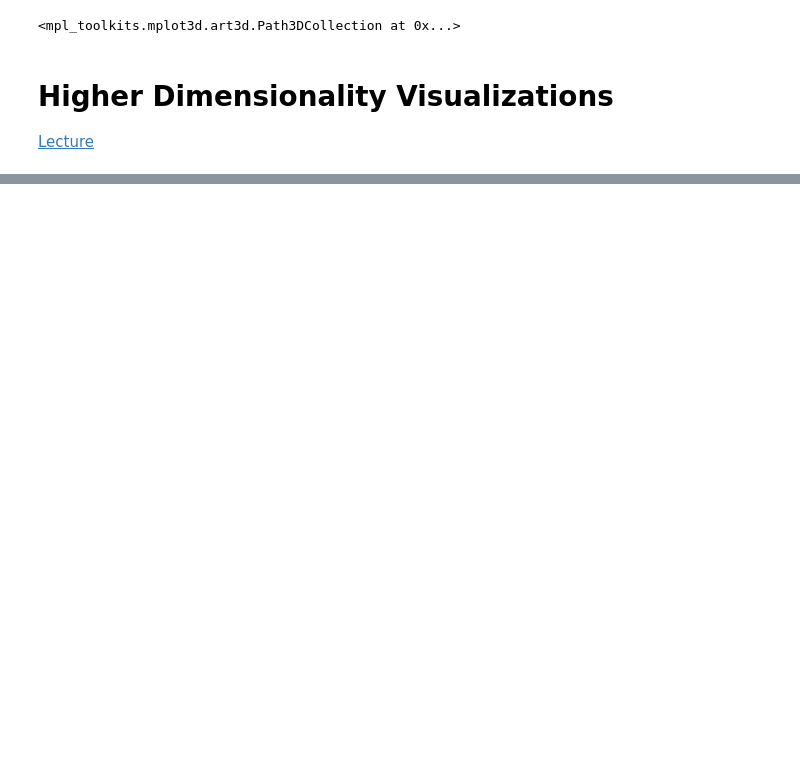
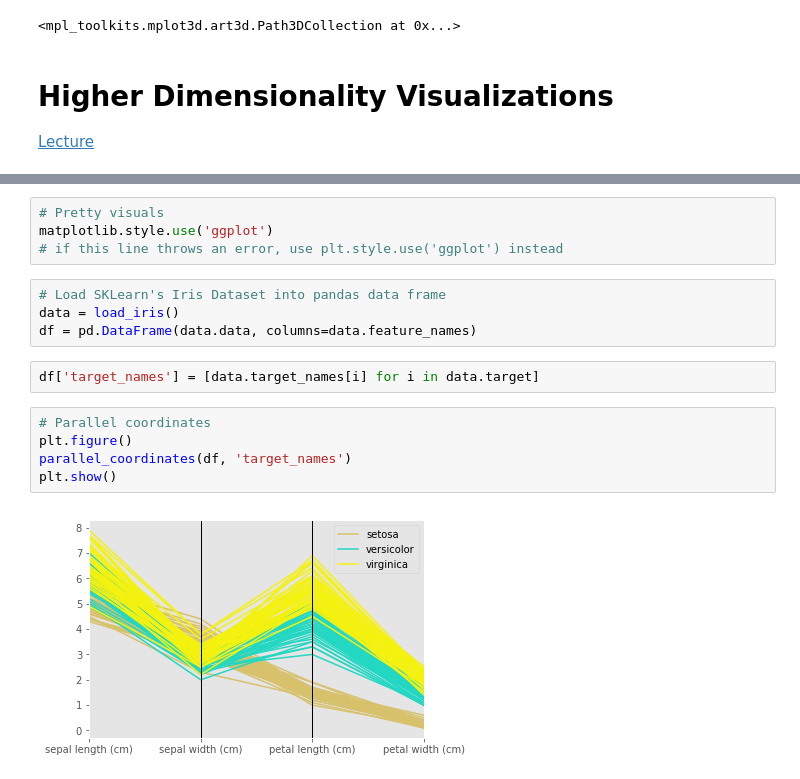
Before and after one commit to tsaomao/edX--MSDS-Curriculum--DAT210x, a Jupyter notebook: Module3/Module3 - Lectures.ipynb, the cells around one changed output, grey strips where cells are left out. Cells and saved outputs as stored; diff of their text form; blank space fills up the shorter version.

Commit message:
Added image resource. Finished Module 3 lectures.

```diff
--- a/Module3/Module3 - Lectures.ipynb
+++ b/Module3/Module3 - Lectures.ipynb
@@ -283,0 +295,17 @@ ax.scatter(student_dataset.G1, student_dataset.G3, student_dataset['Dalc'], c='r
+# %%
+# Pretty visuals
+matplotlib.style.use('ggplot')
+# if this line throws an error, use plt.style.use('ggplot') instead
+# %%
+# Load SKLearn's Iris Dataset into pandas data frame
+data = load_iris()
+df = pd.DataFrame(data.data, columns=data.feature_names)
+# %%
+df['target_names'] = [data.target_names[i] for i in data.target]
+# %%
+# Parallel coordinates
+plt.figure()
+parallel_coordinates(df, 'target_names')
+plt.show()
+# %% [output]
+[figure, added]
```
Also changed, not shown: parts of 17 cells of this notebook, 1 other file.
